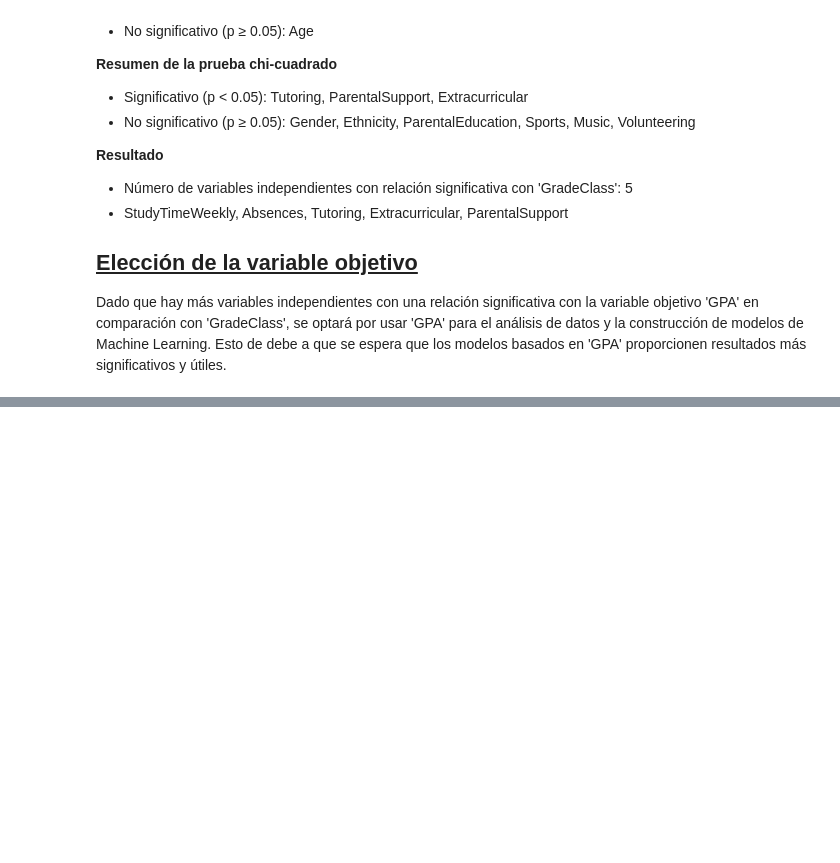
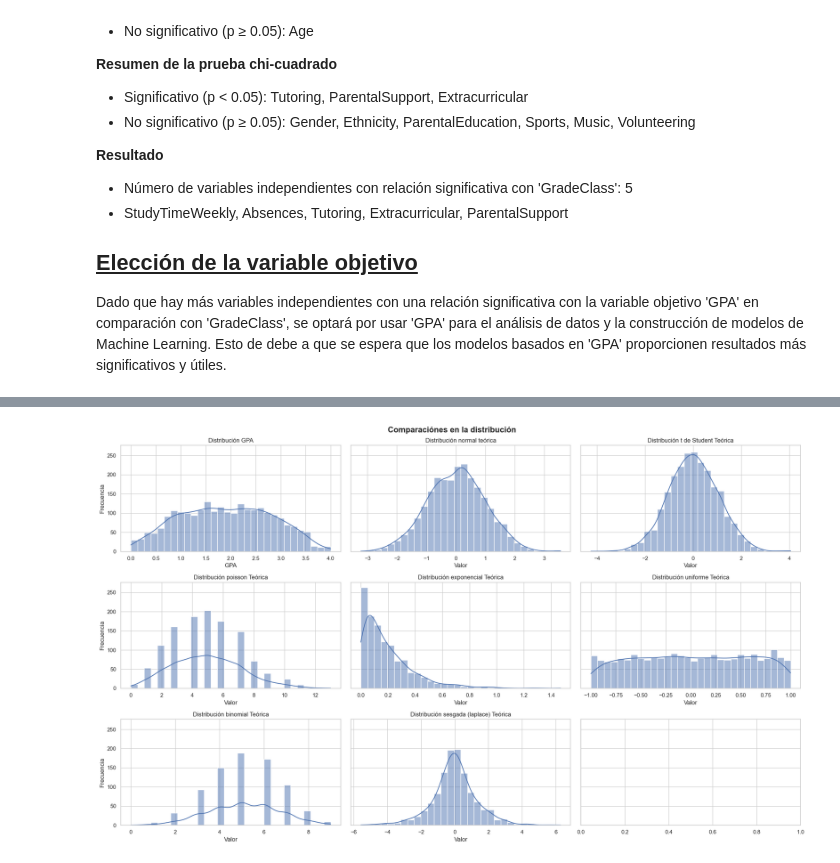
Before and after one commit to MoltenDevLabs/project-4-data-analysis-end-to-end-es, a Jupyter notebook: limpieza_datos.ipynb, the cells around one changed output, grey strips where cells are left out. Saved outputs shown, nothing was run; the diff lists cells and outputs as text; code cells hidden in the pictures; blank space fills up the shorter version.

```diff
--- a/limpieza_datos.ipynb
+++ b/limpieza_datos.ipynb
@@ -566,0 +355,94 @@ plt.show()
+# %%
+# Generación de gráficos de distribución teórica para comparar visualmente con nuestra variable
+
+tamaño_muestra = len(df['GPA'])  # Tamaño de la muestra de datos generados
+
+# Parámetros de la distribución normal
+media = 0  # Media de la distribución normal
+desviacion_estandar = 1  # Desviación estándar de la distribución normal
+datos_normales = norm.rvs(loc=media, scale=desviacion_estandar, size=tamaño_muestra)
+
+# Parámetros de la distribución T de Student
+grados_libertad = 30  # Grados de libertad
+datos_t_student = np.random.default_rng().standard_t(df=grados_libertad, size=tamaño_muestra)
+
+# Parámetros de la distribución de Poisson
+lambda_poisson = 5  # Promedio de eventos por intervalo
+datos_poisson = np.random.poisson(lam=lambda_poisson, size=round(tamaño_muestra/2))
+
+# Parámetros de la distribución exponencial
+escala_exponencial = 1 / 5  # Inverso de la tasa media de eventos
+datos_exponencial = np.random.exponential(scale=escala_exponencial, size=round(tamaño_muestra/2))
+
+# Parámetros de la distribución uniforme
+datos_uniforme = np.random.uniform(low=-1, high=1, size=tamaño_muestra)
+
+# Parámetros de la distribución binomial
+datos_binomial = np.random.binomial(n=10, p=0.5, size=round(tamaño_muestra/3))
+
+# Parámetros de la distribución Laplace
+loc = 0  # Media de la distribución
+scale = 1  # Escala de la distribución
+datos_sesgada = np.random.laplace(loc, scale, size=round(tamaño_muestra/2))
+
+# Generar los gráficos comparativos
+fig, ax = plt.subplots(3, 3, figsize=(20,12), sharey=True)
+fig.suptitle('Comparaciónes en la distribución', fontweight='bold', fontsize=16)
+
+# Datos originales de GPA
+sns.histplot(df['GPA'], bins=30, kde=True, label='Datos Originales', ax=ax[0,0])
+ax[0,0].set_title('Distribución GPA')
+ax[0,0].set_xlabel('GPA')
+ax[0,0].set_ylabel('Frecuencia')
+
+# Distribución normal
+sns.histplot(datos_normales, bins=30, kde=True, label='Datos Normales', ax=ax[0,1])
+ax[0,1].set_title('Distribución normal teórica')
+ax[0,1].set_xlabel('Valor')
+ax[0,1].set_ylabel('Frecuencia')
+
+# Distribución t de Student
+sns.histplot(datos_t_student, bins=30, kde=True, label='Datos t-Student', ax=ax[0,2])
+ax[0,2].set_title('Distribución t de Student Teórica')
+ax[0,2].set_xlabel('Valor')
+ax[0,2].set_ylabel('Frecuencia')
+
+# Distribución de Poisson
+sns.histplot(datos_poisson, bins=30, kde=True, label='Datos Poisson', ax=ax[1,0])
+ax[1,0].set_title('Distribución poisson Teórica')
+ax[1,0].set_xlabel('Valor')
+ax[1,0].set_ylabel('Frecuencia')
+
+# Distribución exponencial
+sns.histplot(datos_exponencial, bins=30, kde=True, label='Datos Exponencial', ax=ax[1,1])
+ax[1,1].set_title('Distribución exponencial Teórica')
+ax[1,1].set_xlabel('Valor')
+ax[1,1].set_ylabel('Frecuencia')
+
+# Distribución uniforme
+sns.histplot(datos_uniforme, bins=30, kde=True, label='Datos uniforme', ax=ax[1,2])
+ax[1,2].set_title('Distribución uniforme Teórica')
+ax[1,2].set_xlabel('Valor')
+ax[1,2].set_ylabel('Frecuencia')
+
+# Distribución binomial
+sns.histplot(datos_binomial, bins=30, kde=True, label='Datos binomial', ax=ax[2,0])
+ax[2,0].set_title('Distribución binomial Teórica')
+ax[2,0].set_xlabel('Valor')
+ax[2,0].set_ylabel('Frecuencia')
+
+# Distribución sesgada (laplace)
+sns.histplot(datos_sesgada, bins=30, kde=True, label='Datos sesgada (laplace)', ax=ax[2,1])
+ax[2,1].set_title('Distribución sesgada (laplace) Teórica')
+ax[2,1].set_xlabel('Valor')
+ax[2,1].set_ylabel('Frecuencia')
+
+dir = str(f'./graph/EDA/')
+os.makedirs(dir, exist_ok=True)
+file = str(f'Comparciónes en la distribución.png')
+plt.savefig(dir + file)
+
+plt.tight_layout()
+plt.show()
+# %% [output]
+[figure, added]
```
Also changed, not shown: parts of 32 cells of this notebook, 28 other files.
